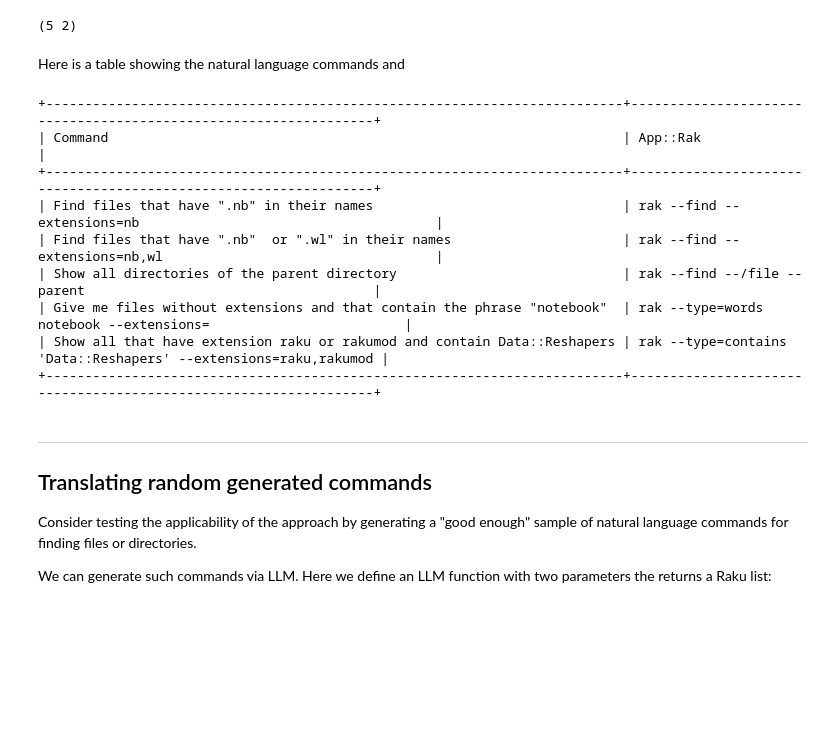
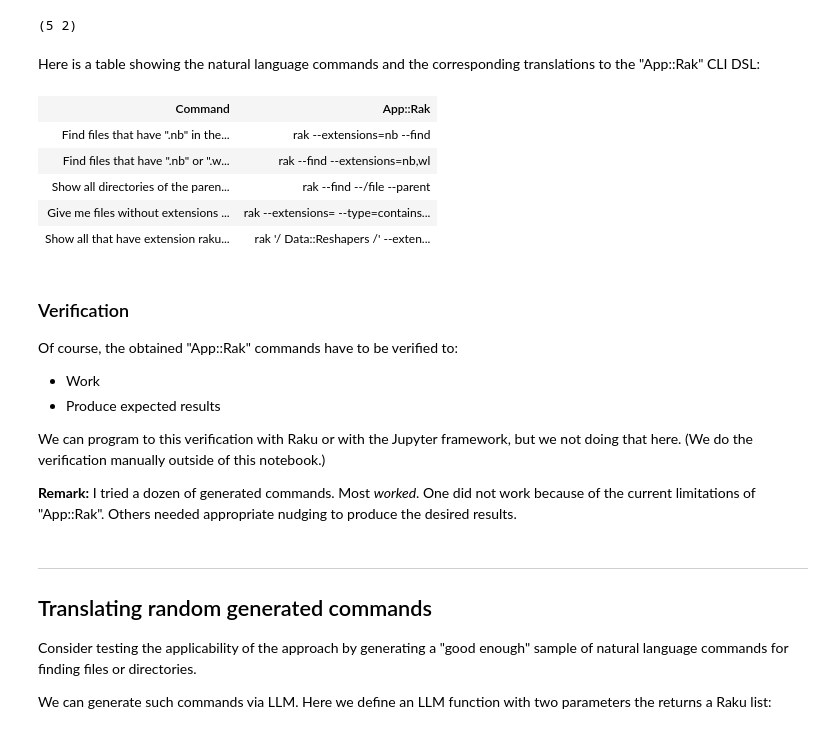
Before and after one commit to antononcube/RakuForPrediction-book, a Jupyter notebook: Notebooks/Jupyter/TLDR-LLM-solutions-for-software-manuals.ipynb, the cells around one changed output. Saved outputs shown, nothing was run; the diff lists cells and outputs as text; code cells hidden in the pictures; blank space fills up the shorter version.

```diff
--- a/Notebooks/Jupyter/TLDR-LLM-solutions-for-software-manuals.ipynb
+++ b/Notebooks/Jupyter/TLDR-LLM-solutions-for-software-manuals.ipynb
@@ -209,19 +213,28 @@ my @tbl = @cmds.map({ %( 'Command' => $_, 'App::Rak' => &frak($_) ) }).Array;
 # %% [output]
 (5 2)
 # %% [markdown]
-Here is a table showing the natural language commands and
+Here is a table showing the natural language commands and the corresponding translations to the "App::Rak" CLI DSL:
 # %%
-to-pretty-table(@tbl, align=>'l', field-names => <Command App::Rak>)
+%%html
+to-pretty-table(@tbl, align=>'l', field-names => <Command App::Rak>) ==> to-html
 # %% [output]
-+--------------------------------------------------------------------------+-----------------------------------------------------------------+
-| Command                                                                  | App::Rak                                                        |
-+--------------------------------------------------------------------------+-----------------------------------------------------------------+
-| Find files that have ".nb" in their names                                | rak --find --extensions=nb                                      |
-| Find files that have ".nb"  or ".wl" in their names                      | rak --find --extensions=nb,wl                                   |
-| Show all directories of the parent directory                             | rak --find --/file --parent                                     |
-| Give me files without extensions and that contain the phrase "notebook"  | rak --type=words notebook --extensions=                         |
-| Show all that have extension raku or rakumod and contain Data::Reshapers | rak --type=contains 'Data::Reshapers' --extensions=raku,rakumod |
-+--------------------------------------------------------------------------+-----------------------------------------------------------------+
+| Command | App::Rak |
+| Find files that have ".nb" in the... | rak --extensions=nb --find |
+| Find files that have ".nb" or ".w... | rak --find --extensions=nb,wl |
+| Show all directories of the paren... | rak --find --/file --parent |
+| Give me files without extensions ... | rak --extensions= --type=contains... |
+| Show all that have extension raku... | rak '/ Data::Reshapers /' --exten... |
+# %% [markdown]
+### Verification
+
+Of course, the obtained "App::Rak" commands have to be verified to:
+- Work
+- Produce expected results
+
+We can program to this verification with Raku or with the Jupyter framework, but we not doing that here.
+(We do the verification manually outside of this notebook.)
+
+**Remark:** I tried a dozen of generated commands. Most *worked*. One did not work because of the current limitations of "App::Rak". Others needed appropriate nudging to produce the desired results.
 # %% [markdown]
 -------
 
```
Also changed, not shown: parts of 20 cells of this notebook.
